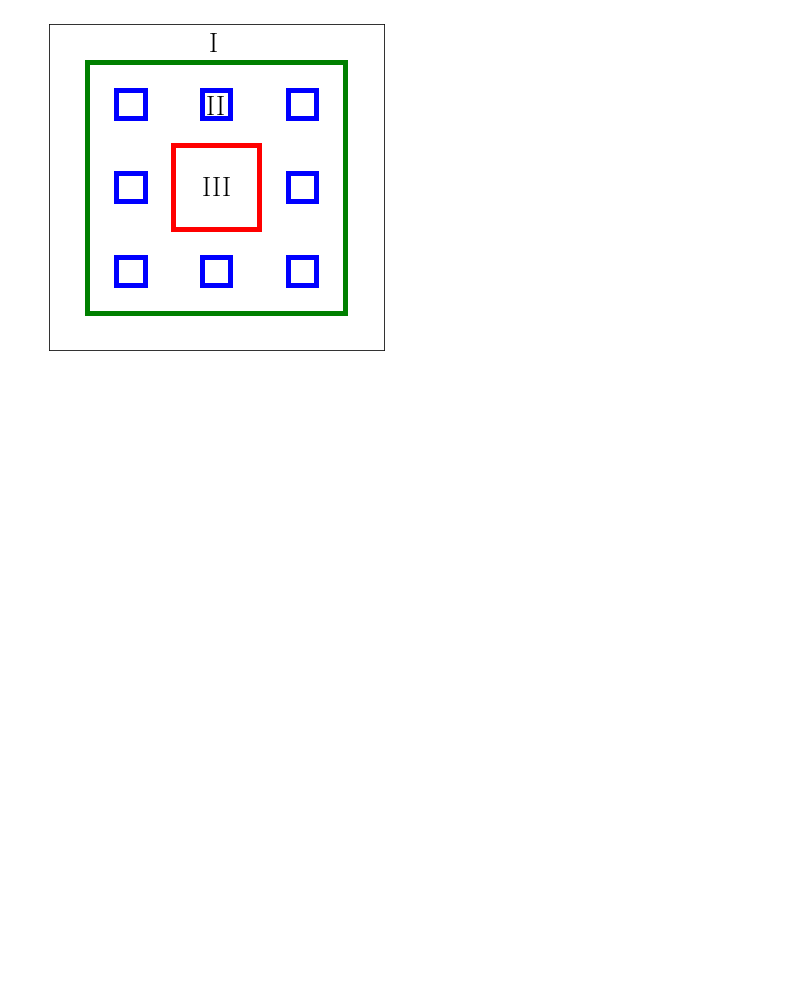
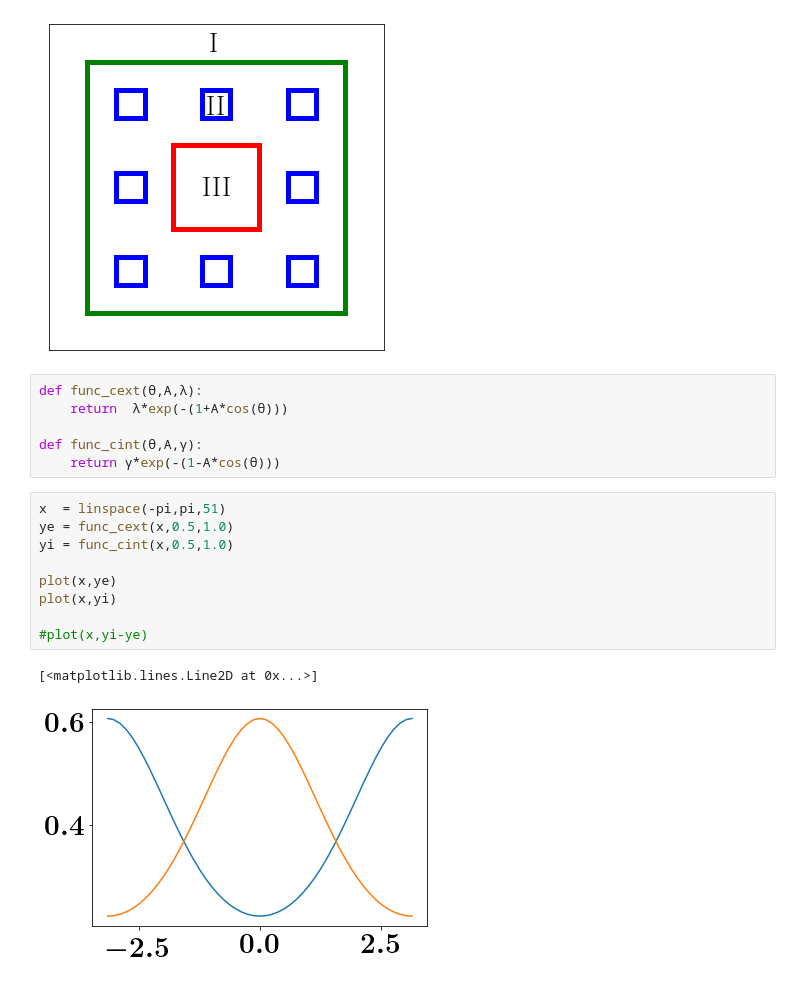
Before and after one commit to Antoniodivz/Tesis, a Jupyter notebook: Models_Fig/Models_figures.ipynb, the cells around one changed output. Cells and saved outputs as stored; diff of their text form; blank space fills up the shorter version.

```diff
--- a/Models_Fig/Models_figures.ipynb
+++ b/Models_Fig/Models_figures.ipynb
@@ -877,3 +877,21 @@ fig.savefig('{}.pdf'.format(name))
 plt.show()
 # %% [output]
 [figure]
+# %%
+def func_cext(θ,A,λ):
+    return  λ*exp(-(1+A*cos(θ)))
+
+def func_cint(θ,A,γ):
+    return γ*exp(-(1-A*cos(θ)))
+# %%
+x  = linspace(-pi,pi,51)
+ye = func_cext(x,0.5,1.0)
+yi = func_cint(x,0.5,1.0)
+
+plot(x,ye)
+plot(x,yi)
+
+#plot(x,yi-ye)
+# %% [output]
+[<matplotlib.lines.Line2D at 0x...>]
+[figure, added]
```
Also changed, not shown: 1 other file.
